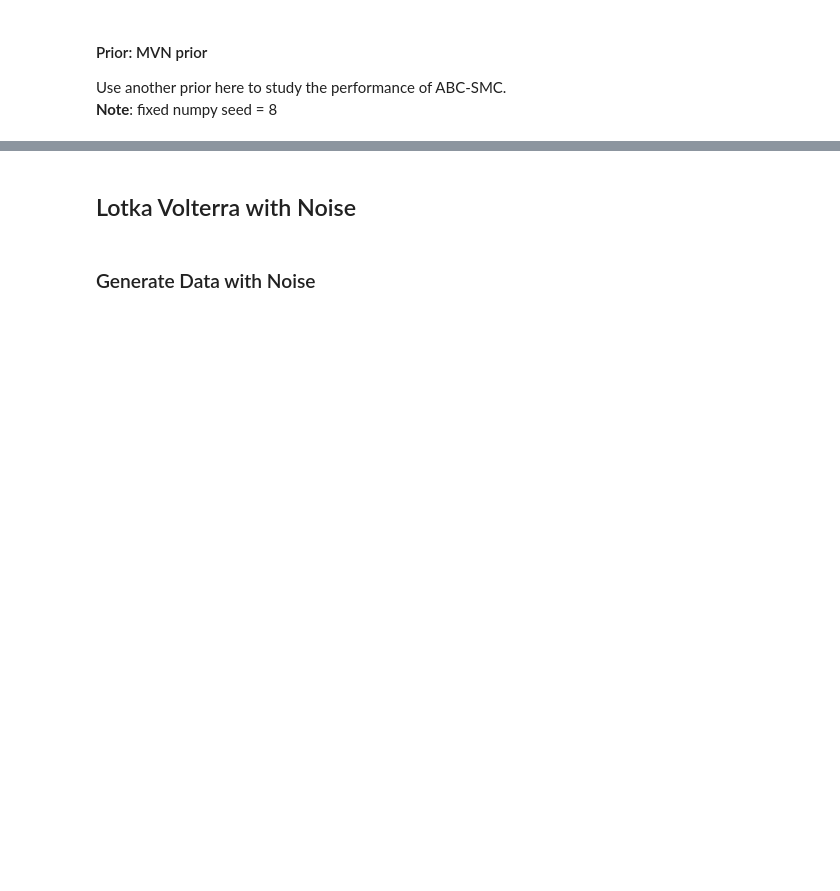
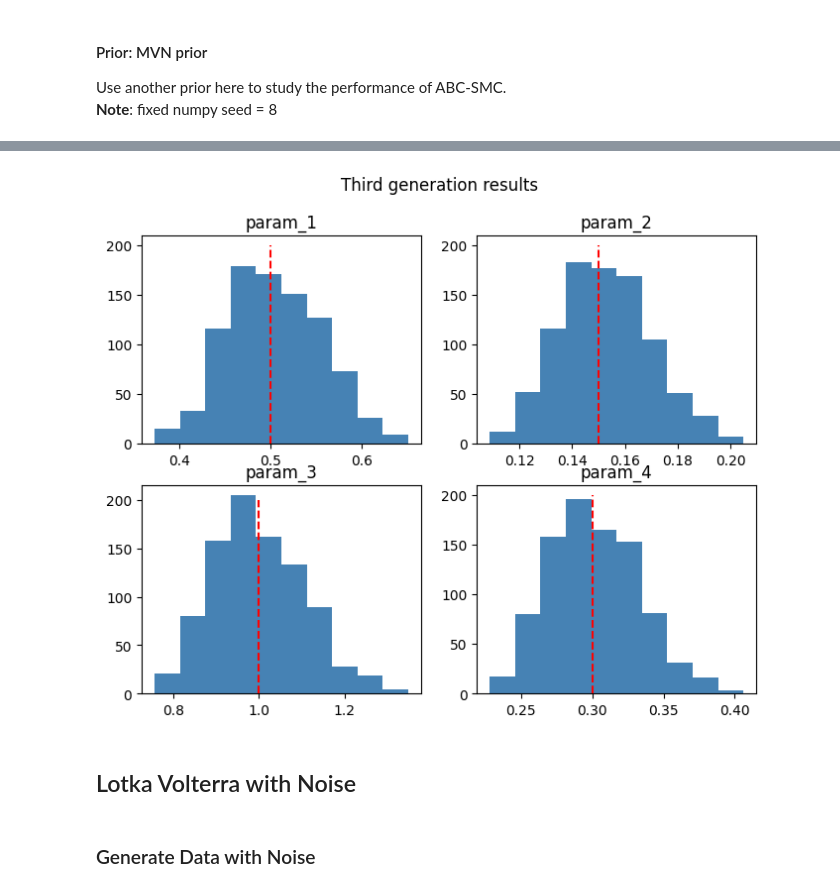
Before and after one commit to hltlovespeach/PINTS_priorCVAE, a Jupyter notebook: vae_abc/abc-smc-LV.ipynb, the cells around one changed output, grey strips where cells are left out. Cells and saved outputs as stored; diff of their text form; code cells hidden in the pictures; blank space fills up the shorter version.

```diff
--- a/vae_abc/abc-smc-LV.ipynb
+++ b/vae_abc/abc-smc-LV.ipynb
@@ -164,3 +176,26 @@ KeyboardInterrupt:
+# %%
+fig, axs = plt.subplots(2, 2, figsize=(8, 6))
+
+axs[0,0].hist([x[0] for x in samples_mvn[300:]], color='steelblue')
+axs[0,0].set_title('param_1')
+axs[0,0].vlines(x=model.suggested_parameters()[0], linestyles='dashed', ymin=0, ymax=200, label='Actual value', color='red')
+
+axs[0,1].hist([x[1] for x in samples_mvn[300:]], color='steelblue')
+axs[0,1].set_title('param_2')
+axs[0,1].vlines(x=model.suggested_parameters()[1], linestyles='dashed', ymin=0, ymax=200, label='Actual value', color='red')
+
+axs[1,0].hist([x[2] for x in samples_mvn[300:]], color='steelblue')
+axs[1,0].set_title('param_3')
+axs[1,0].vlines(x=model.suggested_parameters()[2], linestyles='dashed', ymin=0, ymax=200, label='Actual value', color='red')
+
+axs[1,1].hist([x[3] for x in samples_mvn[300:]], color='steelblue')
+axs[1,1].set_title('param_4')
+axs[1,1].vlines(x=model.suggested_parameters()[3], linestyles='dashed', ymin=0, ymax=200, label='Actual value', color='red')
+
+plt.suptitle('Third generation results')
+plt.show()
+# %% [output]
+[figure, added]
 # %% [markdown]
 ## Lotka Volterra with Noise
 # %% [markdown]
```
Also changed, not shown: parts of 7 cells of this notebook.
